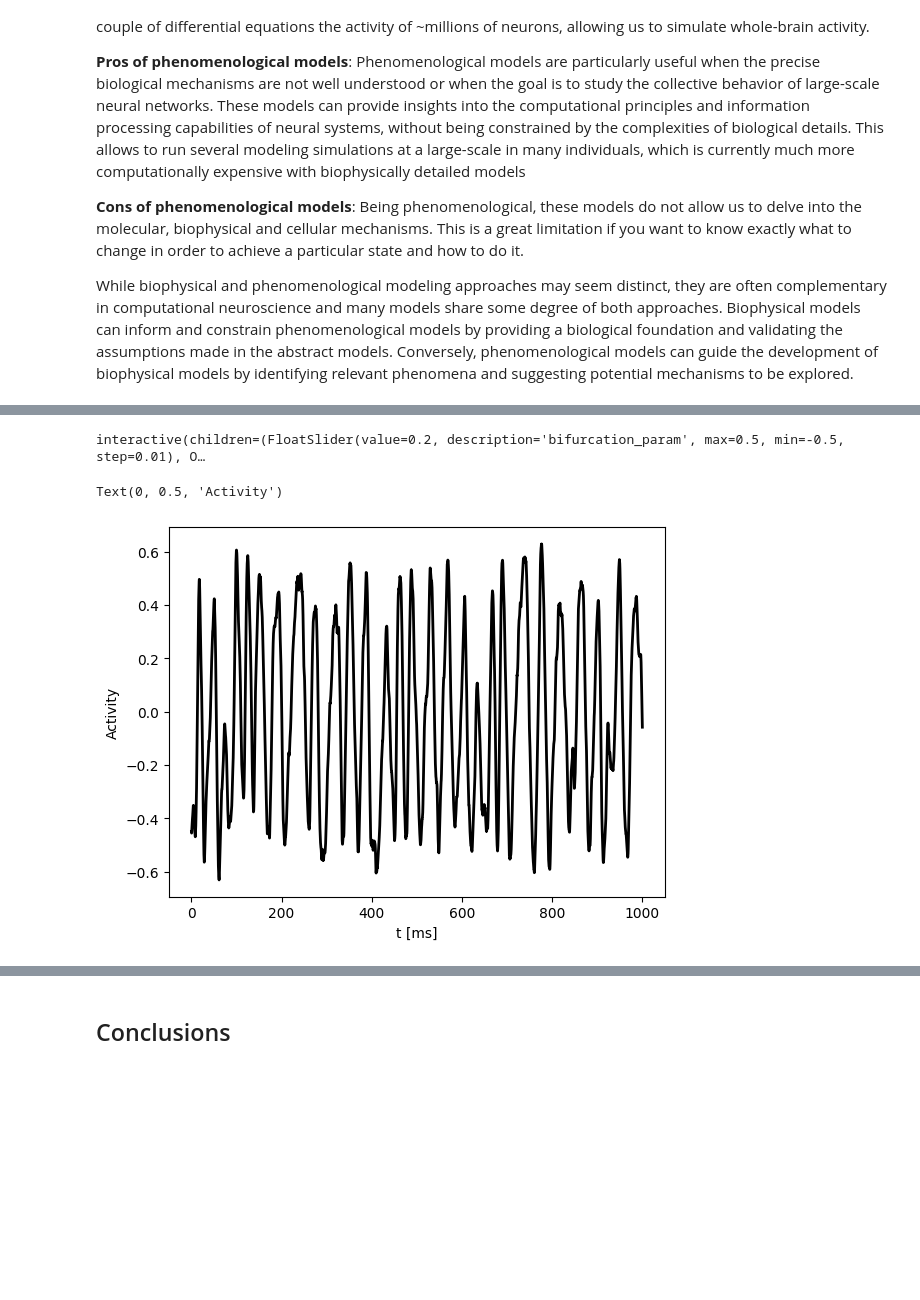
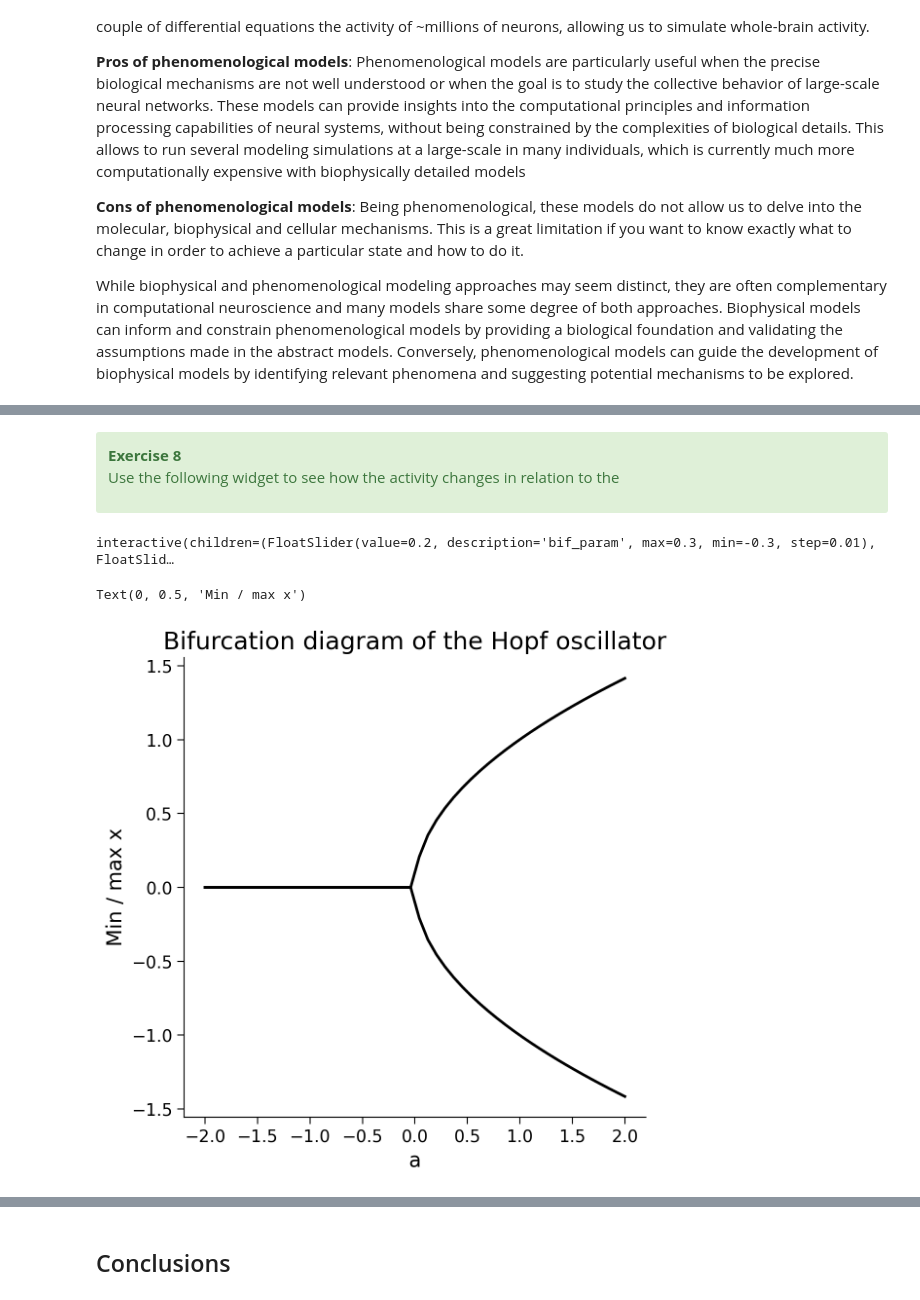
Before and after one commit to computational-neurology/workshop2024, a Jupyter notebook: 02_single_node_dynamics.ipynb, the cells around one changed output, grey strips where cells are left out. Drawn from its saved outputs; the diff is of its cells as text; code cells hidden in the pictures; blank space fills up the shorter version.

Commit message:
Added figures and questions

```diff
--- a/02_single_node_dynamics.ipynb
+++ b/02_single_node_dynamics.ipynb
@@ -612,36 +704,33 @@ fig.tight_layout()
+# %% [markdown]
+<div class="alert alert-block alert-success">
+<b> Exercise 8 </b><p>
+Use the following widget to see how the activity changes in relation to the
 # %%
-import numpy as np
-import matplotlib.pyplot as plt
 from ipywidgets import interact, FloatSlider
+
+# Function to update plot
+def update_plot(bif_param, frequency):
+    model.params['a'] = bif_param
+    model.params['w'] = frequency
+    model.run()
+    plt.figure(figsize=(4, 4))
+    plt.plot(model.t, model.x.T, c='k', lw=2)
+    plt.xlabel("t [ms]")
+    plt.ylabel("Activity")
+    plt.title(f"$a$: {bif_param}\n $\omega$: {frequency}")
+    plt.grid(True)
+    plt.show()
 
 # Initialize model
 model = HopfModel()
 model.params['duration'] = 1.0 * 1000
 model.params['sigma_ou'] = 0.0 # Noise
+model.params['w'] = .1
+
 model.run()
 
-# Function to update plot
-def update_plot(bifurcation_param):
-    model.params['a'] = bifurcation_param
-    model.run()
-    plt.figure(figsize=(8, 6))
-    plt.plot(model.t, model.x.T, c='k', lw=2)
-    plt.xlabel("t [ms]")
-    plt.ylabel("Activity")
-    plt.title(f"Bifurcation parameter: {bifurcation_param}")
-    plt.grid(True)
-    plt.show()
-
 # Create interactive widget
-interact(update_plot, bifurcation_param=FloatSlider(min=-0.5, max=0.5, step=0.01, value=0.2));
+interact(update_plot, bif_param=FloatSlider(min=-0.3, max=0.3, step=0.01, value=0.2),frequency=FloatSlider(min=0.0, max=0.3, step=0.01, value=0.1));
+# @title Run this to enable the interactive widget
 # %% [output]
-interactive(children=(FloatSlider(value=0.2, description='bifurcation_param', max=0.5, min=-0.5, step=0.01), O…
+interactive(children=(FloatSlider(value=0.2, description='bif_param', max=0.3, min=-0.3, step=0.01), FloatSlid…
-# %%
-plt.plot(model.t, model.x.T, c='k', lw = 2)
-# alternatively plot the results in the xarray:
-# plt.plot(hopfModel.xr[0, 0].time, hopfModel.xr[0, 0].values)
-plt.xlabel("t [ms]")
-plt.ylabel("Activity")
-# %% [output]
-Text(0, 0.5, 'Activity')
-[figure, removed]
@@ -651,12 +737,26 @@ model.params['duration'] = 2.0*1000
 # %%
+model = HopfModel()
+model.params['duration'] = 2.0*1000
+
 max_x = []
 min_x = []
 # these are the different input values that we want to scan
 a_s = np.linspace(-2, 2, 50)
 for a in a_s:
     model.params['a'] = a
     model.run()
     # we add the maximum and the minimum of the last second of the
     # simulation to a list
     max_x.append(np.max(model.x[0, -int(1000/model.params['dt']):]))
     min_x.append(np.min(model.x[0, -int(1000/model.params['dt']):]))
+
+plt.figure(figsize=(6,6))
+plt.plot(a_s, max_x, c='k', lw = 2)
+plt.plot(a_s, min_x, c='k', lw = 2)
+plt.title("Bifurcation diagram of the Hopf oscillator")
+plt.xlabel("a")
+plt.ylabel("Min / max x")
+# @title Run this to plot the bifurcation diagram
+# %% [output]
+Text(0, 0.5, 'Min / max x')
+[figure, added]
```
Also changed, not shown: parts of 35 cells of this notebook.
